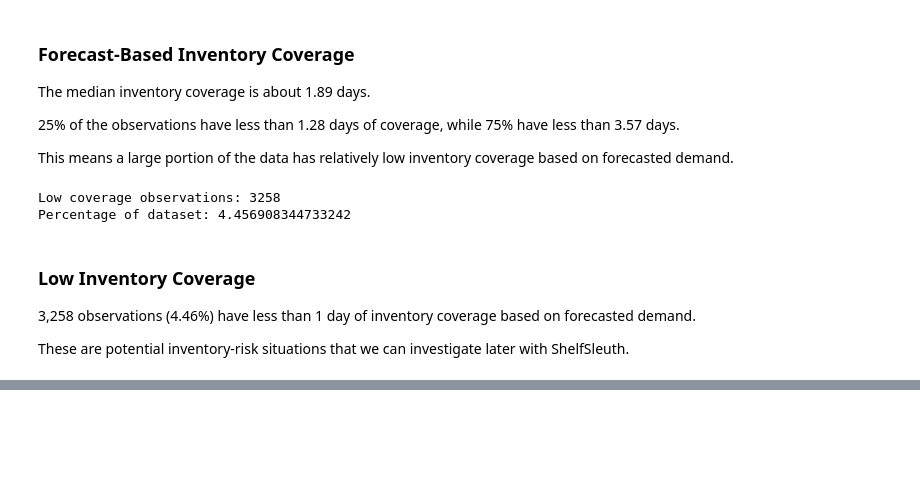
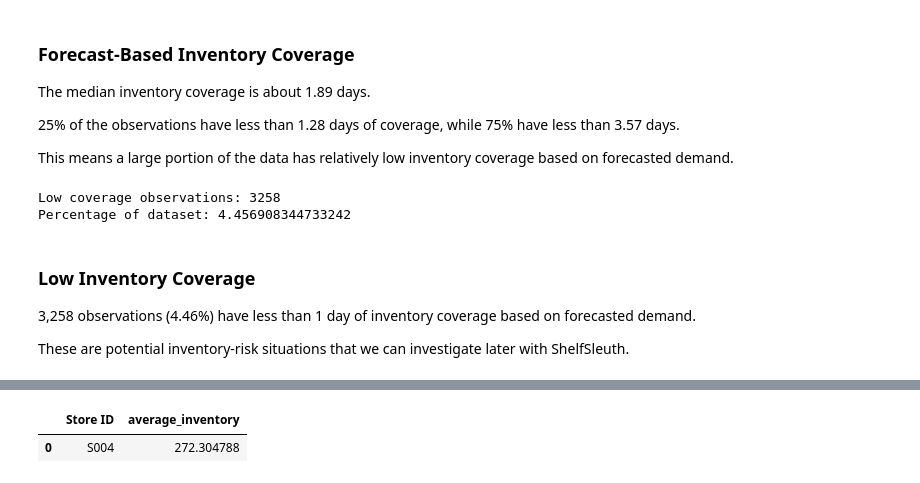
Before and after one commit to Sid1813/ShelfSleuth, a Jupyter notebook: notebooks/01_data_reconnaissance.ipynb, the cells around one changed output, grey strips where cells are left out. Cells and saved outputs as stored; diff of their text form; code cells hidden in the pictures; blank space fills up the shorter version.

```diff
--- a/notebooks/01_data_reconnaissance.ipynb
+++ b/notebooks/01_data_reconnaissance.ipynb
@@ -587,0 +783,14 @@ These are potential inventory-risk situations that we can investigate later with
+# %%
+# Ask the Text-to-SQL agent to convert a natural-language question into SQL
+
+question = "Which store has the lowest average inventory?"
+
+
+# Generate SQL using Gemini
+
+generated_sql = text_to_sql_agent.generate_sql(question)
+
+
+# Display the SQL generated by Gemini
+
+print(generated_sql)
@@ -587,0 +804,12 @@ These are potential inventory-risk situations that we can investigate later with
+# %%
+# Execute the SQL generated by Gemini against our DuckDB database
+
+result = text_to_sql_agent.execute_sql(generated_sql)
+
+
+# Display the final result returned by the database
+
+result
+# %% [output]
+|  | Store ID | average_inventory |
+| 0 | S004 | 272.304788 |
```
Also changed, not shown: parts of 13 cells of this notebook, 5 other files.
